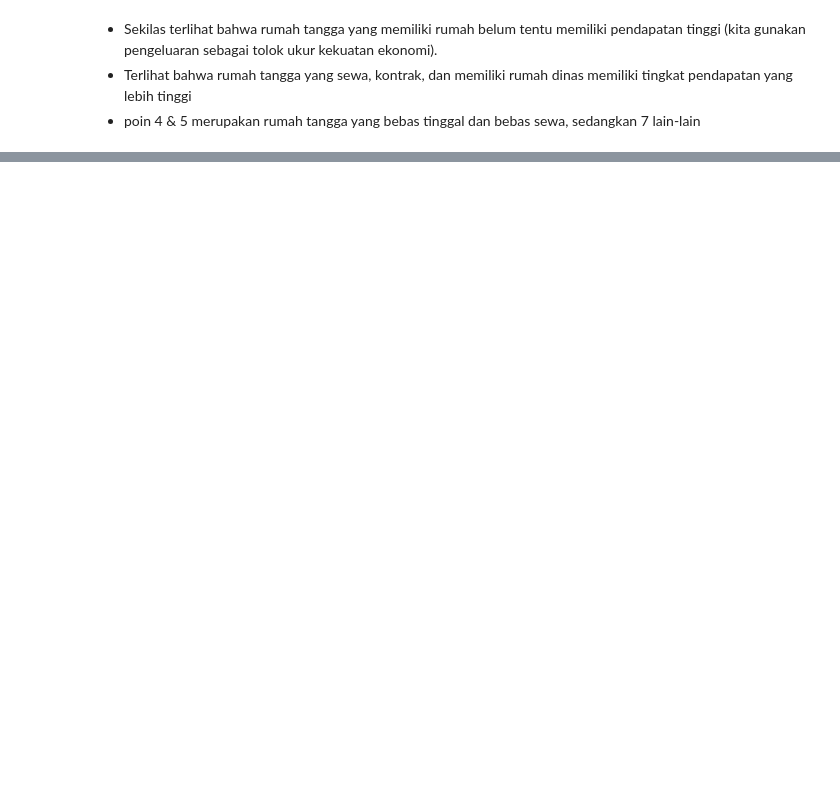
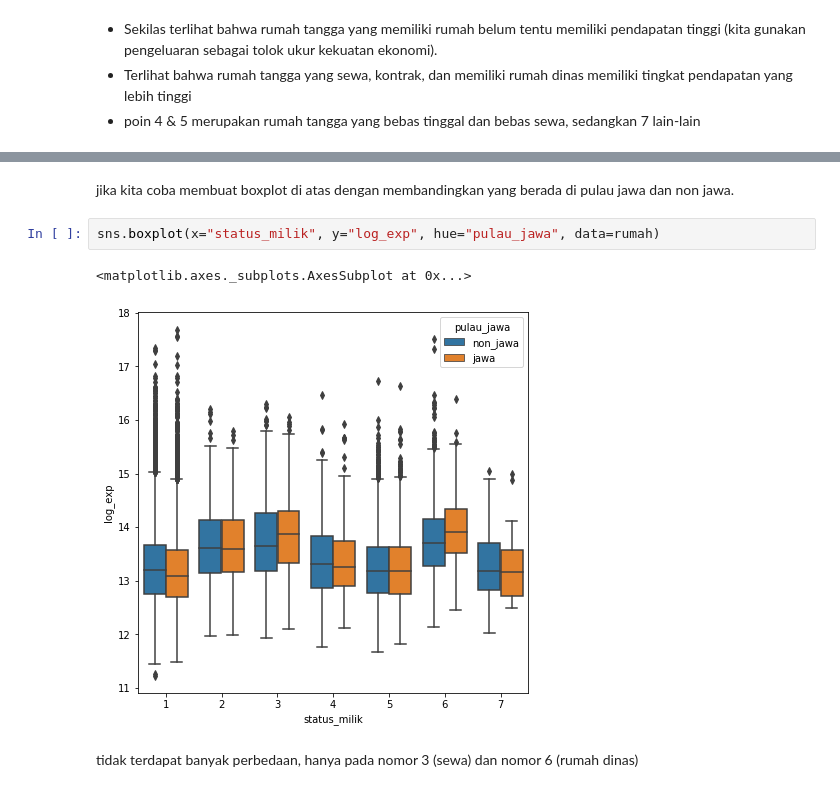
Before and after one commit to yayakaulia/project-lab-pacmann-susenas, a Jupyter notebook: analisis_rumah_sus_13.ipynb, the cells around one changed output, grey strips where cells are left out. Saved outputs shown, nothing was run; the diff lists cells and outputs as text; blank space fills up the shorter version.

```diff
--- a/analisis_rumah_sus_13.ipynb
+++ b/analisis_rumah_sus_13.ipynb
@@ -160,0 +174,9 @@ plt.show()
+# %% [markdown]
+jika kita coba membuat boxplot di atas dengan membandingkan yang berada di pulau jawa dan non jawa.
+# %%
+sns.boxplot(x="status_milik", y="log_exp", hue="pulau_jawa", data=rumah)
+# %% [output]
+<matplotlib.axes._subplots.AxesSubplot at 0x...>
+[figure, added]
+# %% [markdown]
+tidak terdapat banyak perbedaan, hanya pada nomor 3 (sewa) dan nomor 6 (rumah dinas)
```
Also changed, not shown: parts of 5 cells of this notebook.
